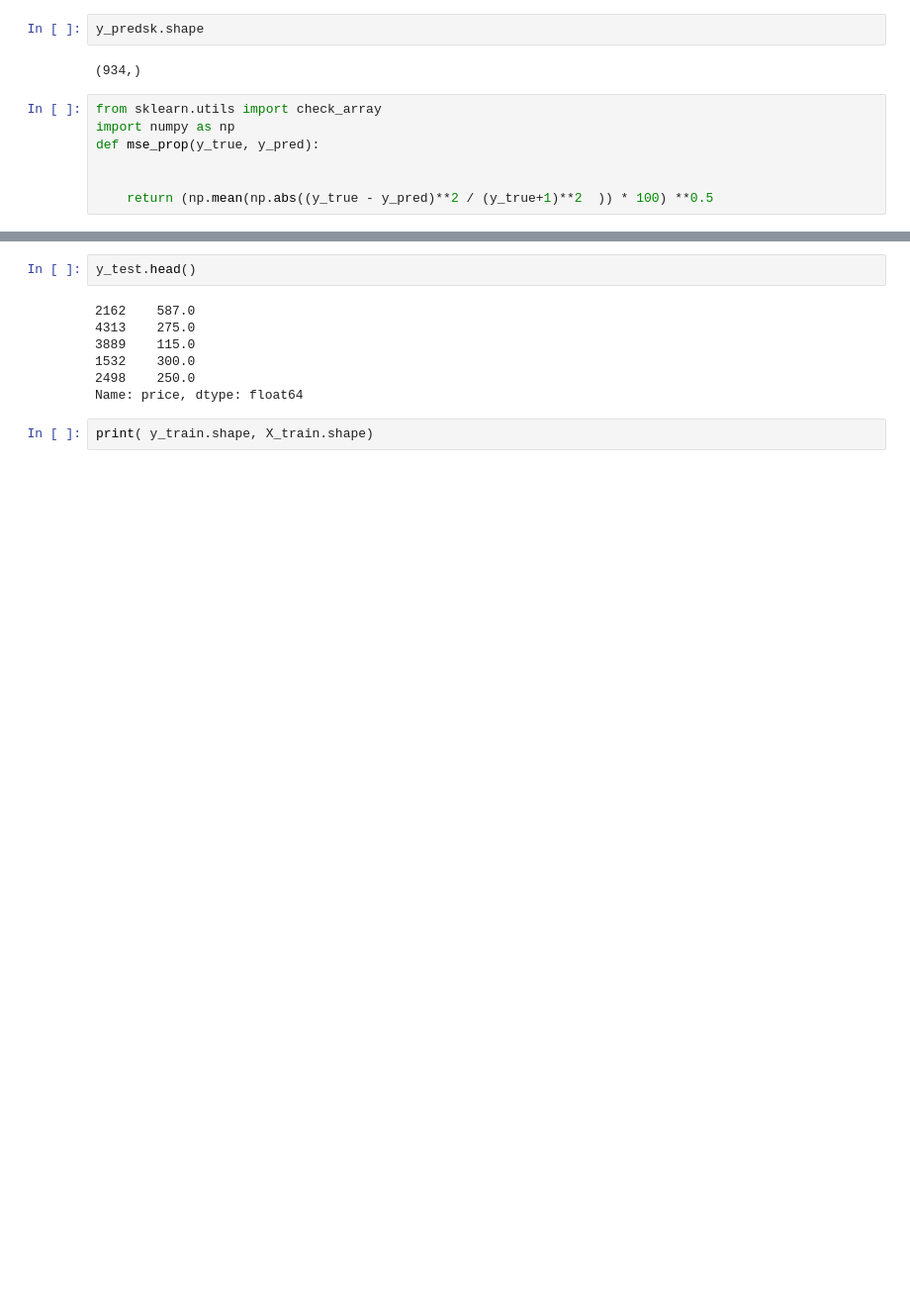
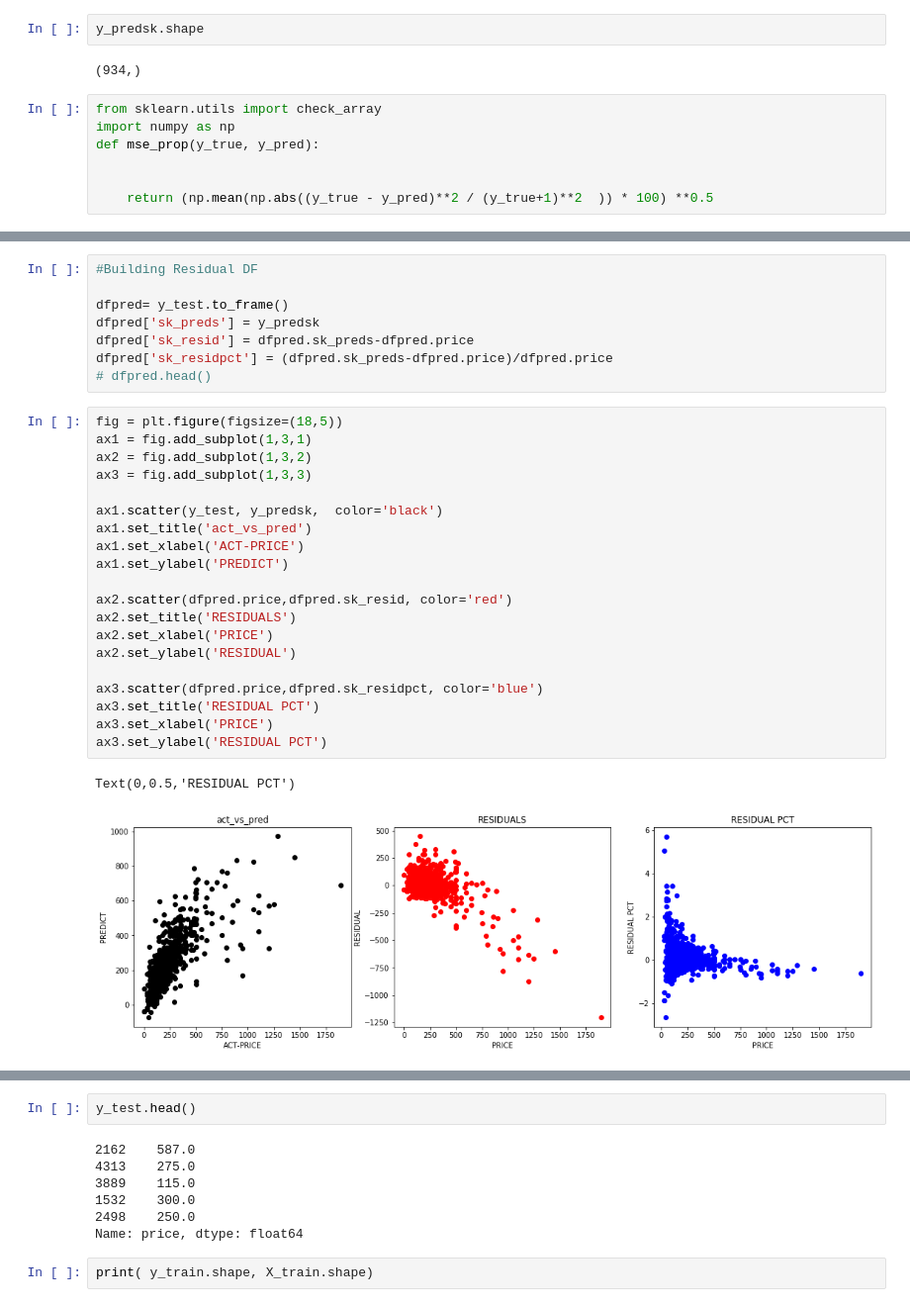
Before and after one commit to sgjcyp/cap_stone, a Jupyter notebook: airbnb_sfo/linregression.ipynb, the cells around one changed output, grey strips where cells are left out. Shown: that part at 99% size. Drawn from its saved outputs; the diff is of its cells as text; blank space fills up the shorter version.

```diff
--- a/airbnb_sfo/linregression.ipynb
+++ b/airbnb_sfo/linregression.ipynb
@@ -385,0 +348,31 @@ array([567.82291265, 167.84910191,  76.14234552,  98.40644316,
+# %%
+#Building Residual DF
+
+dfpred= y_test.to_frame()
+dfpred['sk_preds'] = y_predsk
+dfpred['sk_resid'] = dfpred.sk_preds-dfpred.price
+dfpred['sk_residpct'] = (dfpred.sk_preds-dfpred.price)/dfpred.price
+# dfpred.head()
+# %%
+fig = plt.figure(figsize=(18,5))
+ax1 = fig.add_subplot(1,3,1)
+ax2 = fig.add_subplot(1,3,2)
+ax3 = fig.add_subplot(1,3,3)
+
+ax1.scatter(y_test, y_predsk,  color='black')
+ax1.set_title('act_vs_pred')
+ax1.set_xlabel('ACT-PRICE')
+ax1.set_ylabel('PREDICT')
+
+ax2.scatter(dfpred.price,dfpred.sk_resid, color='red')
+ax2.set_title('RESIDUALS')
+ax2.set_xlabel('PRICE')
+ax2.set_ylabel('RESIDUAL')
+
+ax3.scatter(dfpred.price,dfpred.sk_residpct, color='blue')
+ax3.set_title('RESIDUAL PCT')
+ax3.set_xlabel('PRICE')
+ax3.set_ylabel('RESIDUAL PCT')
+# %% [output]
+Text(0,0.5,'RESIDUAL PCT')
+[figure, added]
```
Also changed, not shown: parts of 9 cells of this notebook.
